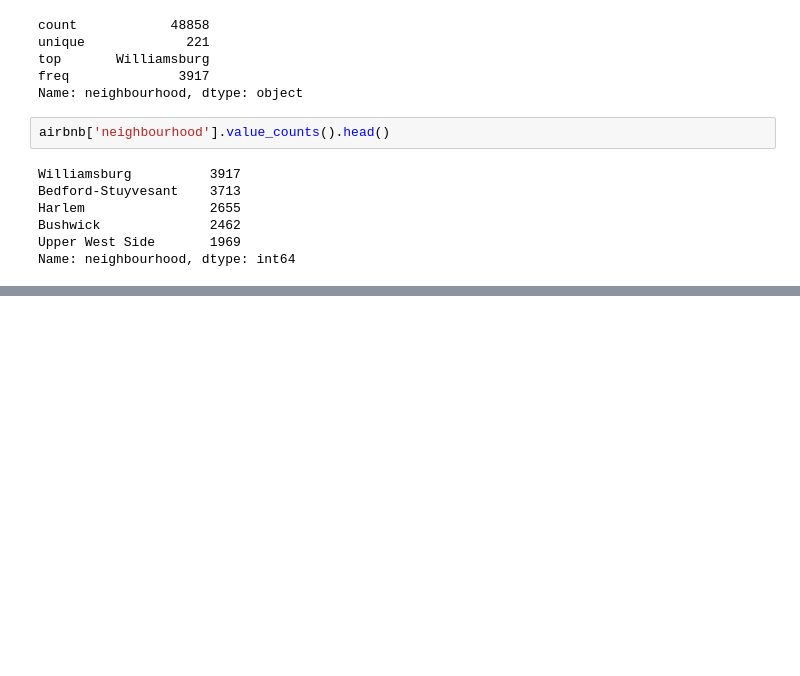
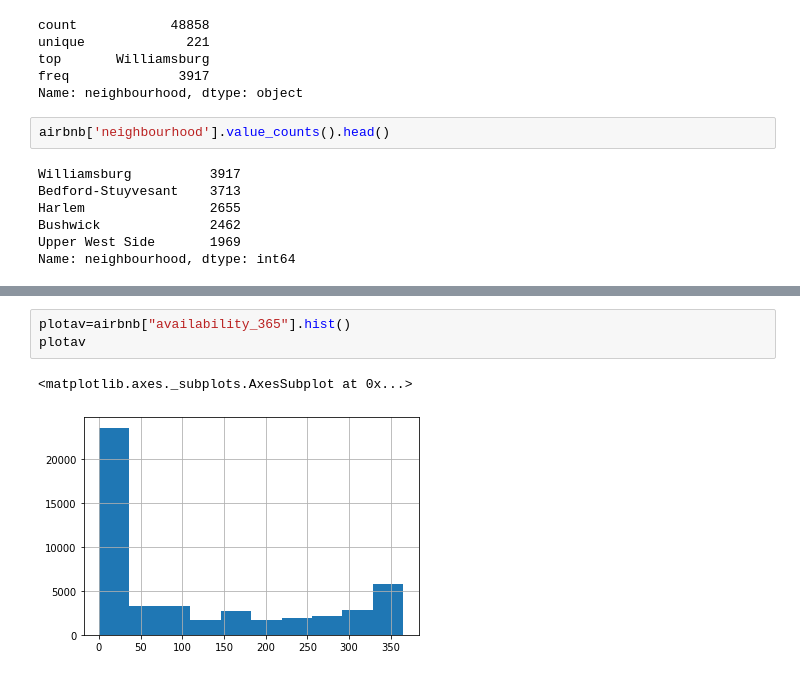
Before and after one commit to Shubham-naik-ai/Airbnb_EDA, a Jupyter notebook: Copy_of_Airbnb_Bookings_Analysis_Capstone_Project.ipynb, the cells around one changed output, grey strips where cells are left out. Saved outputs shown, nothing was run; the diff lists cells and outputs as text; blank space fills up the shorter version.

```diff
--- a/Copy_of_Airbnb_Bookings_Analysis_Capstone_Project.ipynb
+++ b/Copy_of_Airbnb_Bookings_Analysis_Capstone_Project.ipynb
@@ -304,0 +363,6 @@ Name: neighbourhood, dtype: int64
+# %%
+plotav=airbnb["availability_365"].hist()
+plotav
+# %% [output]
+<matplotlib.axes._subplots.AxesSubplot at 0x...>
+[figure, added]
```
Also changed, not shown: parts of 19 cells of this notebook.
